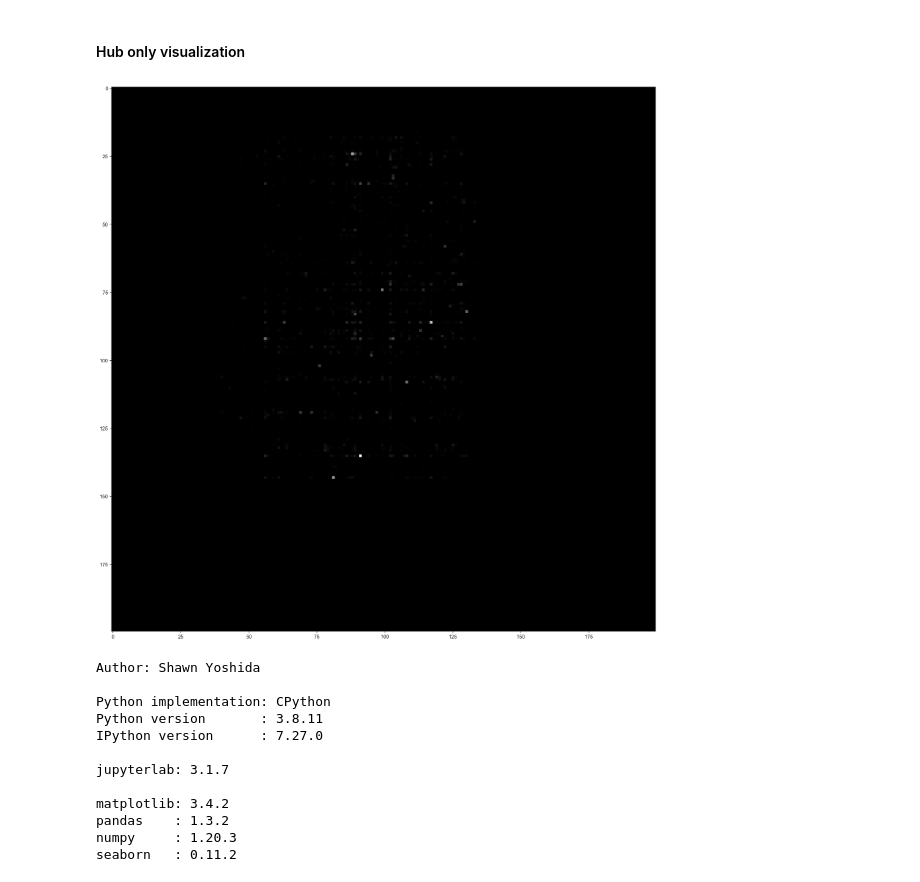
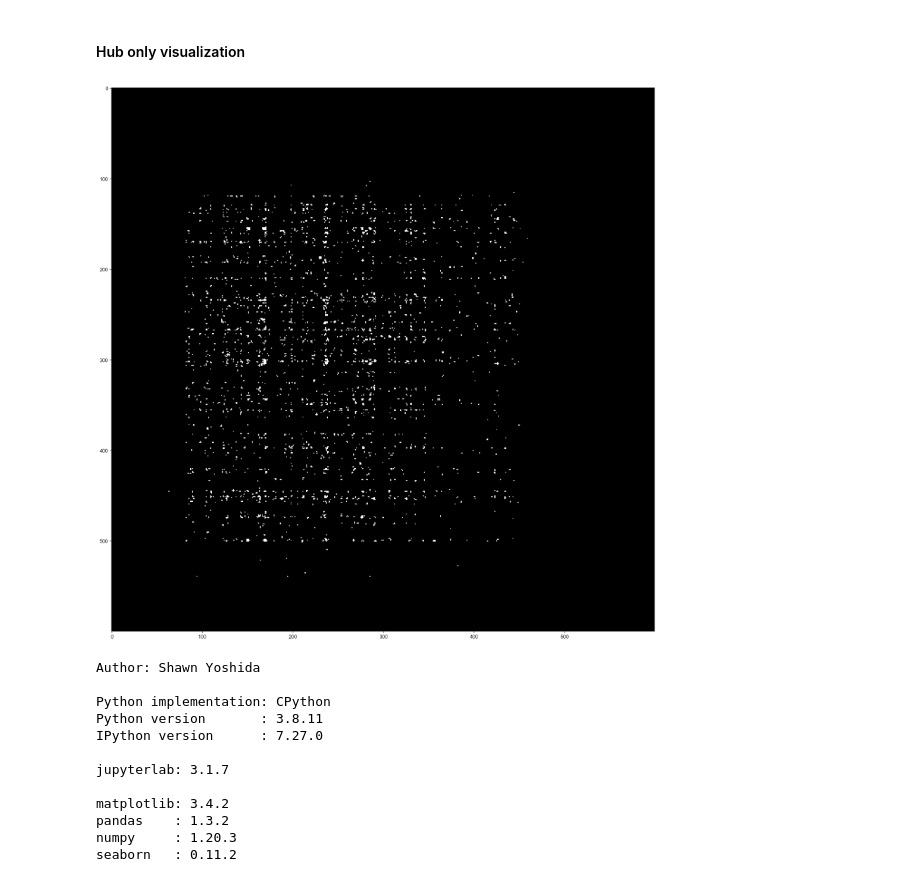
Before and after one commit to sryoshida/scgroup_rotation_project, a Jupyter notebook: Notebooks/hub_pipeline/hub_quantification_exploratory.ipynb, the cells around one changed output. Cells and saved outputs as stored; diff of their text form; code cells hidden in the pictures.

Commit message:
Update with figures

```diff
--- a/Notebooks/hub_pipeline/hub_quantification_exploratory.ipynb
+++ b/Notebooks/hub_pipeline/hub_quantification_exploratory.ipynb
@@ -19,7 +19,7 @@ import os
 # %%
 roi_x = 150 #nm
 roi_y = 150 #nm
-px_size = 160 #nm/px
+px_size = 40 #nm/px was 160
 # %% [markdown]
 #### Import data
 # %%
@@ -44,12 +44,12 @@ r_h = 120 #nm
 # %%
 roi_x_nm = roi_x * px_size
 roi_y_nm = roi_y * px_size
-roi_arr_px = np.zeros((roi_x, roi_y))
+roi_arr_px = np.zeros((roi_x*4, roi_y*4)) #Shawn here
 roi_arr_nm = np.zeros((roi_x_nm, roi_y_nm))
 # %% [markdown]
 #### Cross visualization
 # %%
-include_cross = False
+include_cross = True
 
 cross_size = 2 #px in each direction from localization
 roi_arr_px_cross = np.copy(roi_arr_px)
@@ -63,6 +63,7 @@ if include_cross == True:
                 roi_arr_px_cross[i_round, j_round + k] = roi_arr_px_cross[i_round, j_round + k] + 1
             else:
                 continue
+    roi_arr_px_cross[roi_arr_px_cross > 0] = 1
     plt.figure(figsize = (20,20))
-    plt.imshow(roi_arr_px_cross, cmap='gray')
+    plt.imshow(roi_arr_px_cross, cmap='hot')
     plt.show()
@@ -241,23 +244,24 @@ plt.tight_layout()
 # %%
 roi_arr_px_hub_only = np.zeros(np.shape(roi_arr_px))
 x_arr_px_hub_only = []
 y_arr_px_hub_only = []
 
 for i in cluster:
     for j in i:
-        x_arr_px_hub_only.append(j[0] / 160)
-        y_arr_px_hub_only.append(j[1] / 160)
+        x_arr_px_hub_only.append(j[0] / 40)
+        y_arr_px_hub_only.append(j[1] / 40)
 
 for i, j in zip(x_arr_px_hub_only, y_arr_px_hub_only):
     i_round_hub_only, j_round_hub_only = int(np.round(i)), int(np.round(j))
     roi_arr_px_hub_only[i_round_hub_only, j_round_hub_only] = \
-        roi_arr_px_hub_only[i_round_hub_only, j_round_hub_only] + 1
+        roi_arr_px_hub_only[i_round_hub_only][j_round_hub_only] + 1
 
+roi_arr_px_hub_only[roi_arr_px_hub_only > 0] = 1
 plt.figure(figsize = (20,20))
-plt.imshow(np.transpose(roi_arr_px_hub_only), cmap='gray')
+plt.imshow(roi_arr_px_hub_only, cmap='gray')
 plt.show()
 # %% [output]
-[figure, old version]
+[figure, new version]
 # %%
 %load_ext watermark
 %watermark -a "Shawn Yoshida" -d -v -p jupyterlab --iversions
```
Also changed, not shown: parts of 1 cell of this notebook, 5 other files.
